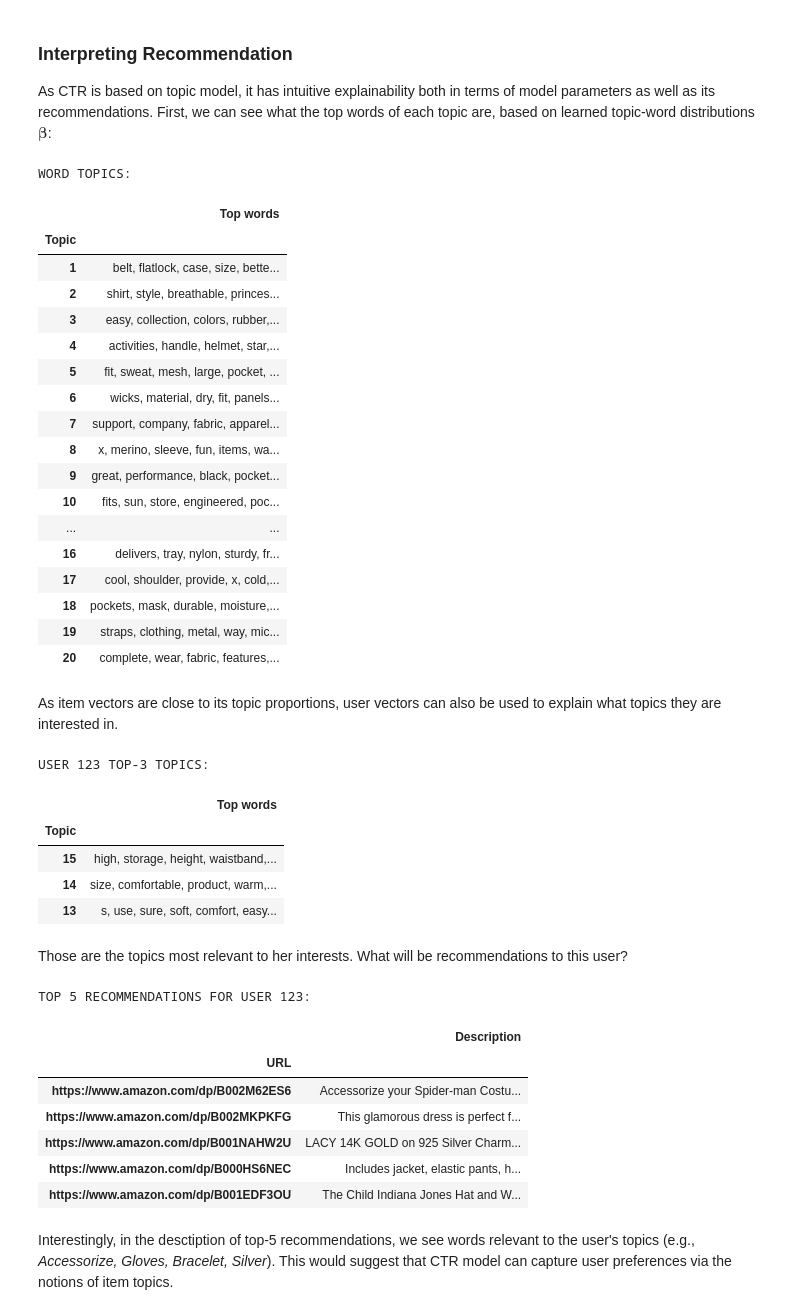
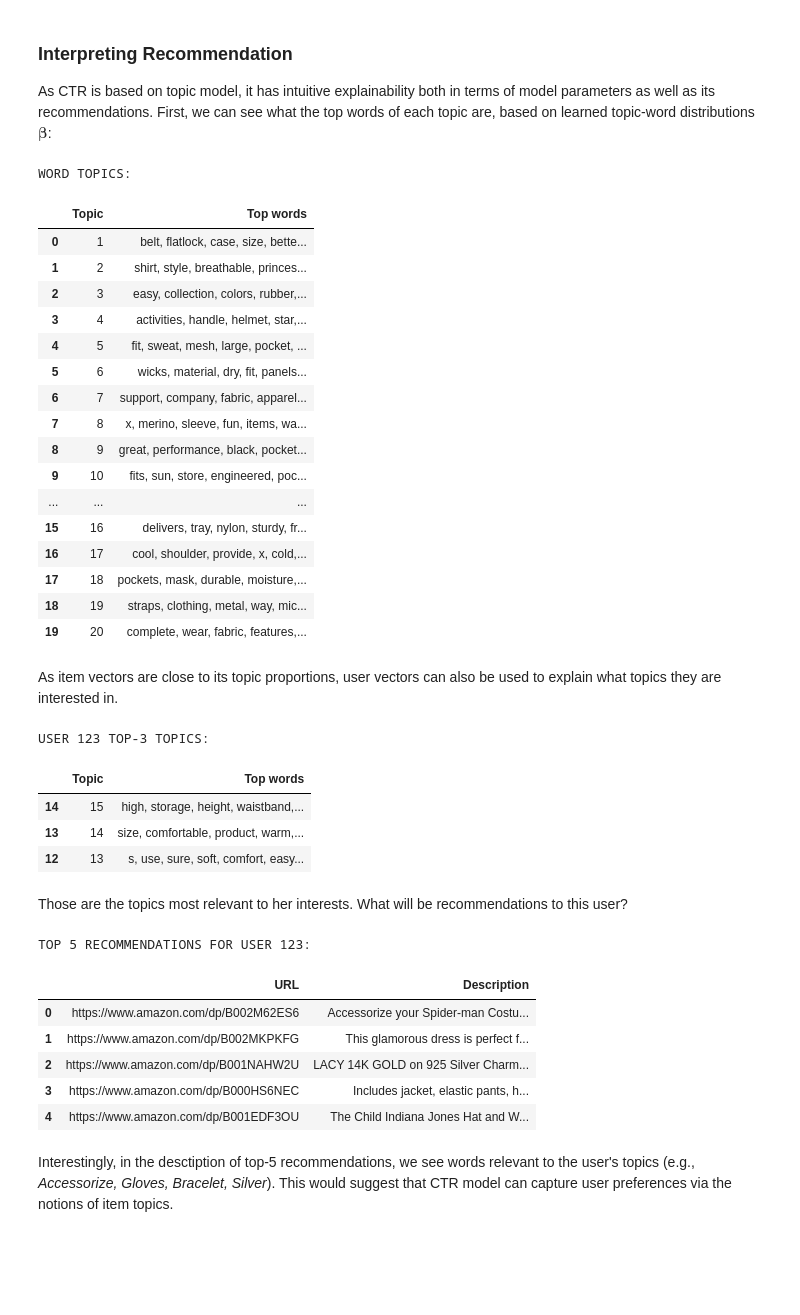
Before and after one commit to PreferredAI/tutorials, a Jupyter notebook: recommender-systems/05_multimodality.ipynb, the cells around one changed output. Saved outputs shown, nothing was run; the diff lists cells and outputs as text; code cells hidden in the pictures; blank space fills up the shorter version.

```diff
--- a/recommender-systems/05_multimodality.ipynb
+++ b/recommender-systems/05_multimodality.ipynb
@@ -225,38 +225,37 @@ As CTR is based on topic model, it has intuitive explainability both in terms of
 # %%
 vocab = ctr.train_set.item_text.vocab
 topic_word_dist = ctr.model.beta.T[:, -ctr.train_set.item_text.max_vocab:]
 top_word_inds = np.argsort(topic_word_dist, axis=1) + 4  # ingore 4 special tokens
 
 topic_words = {}
 topic_df = defaultdict(list)
 print("WORD TOPICS:")
 for t in range(len(topic_word_dist)):
   top_words = vocab.to_text(top_word_inds[t][-10:][::-1], sep=", ")
   topic_words[t+1] = top_words
   topic_df["Topic"].append(t + 1)
   topic_df["Top words"].append(top_words)
-topic_df = pd.DataFrame(topic_df).set_index("Topic")
+topic_df = pd.DataFrame(topic_df)
 topic_df
 # %% [output]
 WORD TOPICS:
-|  | Top words |
-| Topic |  |
-| 1 | belt, flatlock, case, size, bette... |
-| 2 | shirt, style, breathable, princes... |
-| 3 | easy, collection, colors, rubber,... |
-| 4 | activities, handle, helmet, star,... |
-| 5 | fit, sweat, mesh, large, pocket, ... |
-| 6 | wicks, material, dry, fit, panels... |
-| 7 | support, company, fabric, apparel... |
-| 8 | x, merino, sleeve, fun, items, wa... |
-| 9 | great, performance, black, pocket... |
-| 10 | fits, sun, store, engineered, poc... |
-| ... | ... |
-| 16 | delivers, tray, nylon, sturdy, fr... |
-| 17 | cool, shoulder, provide, x, cold,... |
-| 18 | pockets, mask, durable, moisture,... |
-| 19 | straps, clothing, metal, way, mic... |
-| 20 | complete, wear, fabric, features,... |
+|  | Topic | Top words |
+| 0 | 1 | belt, flatlock, case, size, bette... |
+| 1 | 2 | shirt, style, breathable, princes... |
+| 2 | 3 | easy, collection, colors, rubber,... |
+| 3 | 4 | activities, handle, helmet, star,... |
+| 4 | 5 | fit, sweat, mesh, large, pocket, ... |
+| 5 | 6 | wicks, material, dry, fit, panels... |
+| 6 | 7 | support, company, fabric, apparel... |
+| 7 | 8 | x, merino, sleeve, fun, items, wa... |
+| 8 | 9 | great, performance, black, pocket... |
+| 9 | 10 | fits, sun, store, engineered, poc... |
+| ... | ... | ... |
+| 15 | 16 | delivers, tray, nylon, sturdy, fr... |
+| 16 | 17 | cool, shoulder, provide, x, cold,... |
+| 17 | 18 | pockets, mask, durable, moisture,... |
+| 18 | 19 | straps, clothing, metal, way, mic... |
+| 19 | 20 | complete, wear, fabric, features,... |
 # %% [markdown]
 As item vectors are close to its topic proportions, user vectors can also be used to explain what topics they are interested in.
 # %%
@@ -267,14 +266,13 @@ item_id2idx = ctr.train_set.iid_map
 item_idx2id = list(ctr.train_set.item_ids)
 
 print(f"USER {UIDX} TOP-3 TOPICS:")
-topic_df.loc[np.argsort(ctr.U[UIDX])[-3:][::-1] + 1]
+topic_df.loc[np.argsort(ctr.U[UIDX])[-3:][::-1]]
 # %% [output]
 USER 123 TOP-3 TOPICS:
-|  | Top words |
-| Topic |  |
-| 15 | high, storage, height, waistband,... |
-| 14 | size, comfortable, product, warm,... |
-| 13 | s, use, sure, soft, comfort, easy... |
+|  | Topic | Top words |
+| 14 | 15 | high, storage, height, waistband,... |
+| 13 | 14 | size, comfortable, product, warm,... |
+| 12 | 13 | s, use, sure, soft, comfort, easy... |
 # %% [markdown]
 Those are the topics most relevant to her interests. What will be recommendations to this user?
 # %%
@@ -284,16 +282,15 @@ rec_df = defaultdict(list)
 for i in recommendations[:TOPK]:
   rec_df["URL"].append(f"https://www.amazon.com/dp/{item_idx2id[i]}")
   rec_df["Description"].append(ctr.train_set.item_text.corpus[i])
-pd.DataFrame(rec_df).set_index("URL")
+pd.DataFrame(rec_df)
 # %% [output]
 TOP 5 RECOMMENDATIONS FOR USER 123:
-|  | Description |
-| URL |  |
-| https://www.amazon.com/dp/B002M62ES6 | Accessorize your Spider-man Costu... |
-| https://www.amazon.com/dp/B002MKPKFG | This glamorous dress is perfect f... |
-| https://www.amazon.com/dp/B001NAHW2U | LACY 14K GOLD on 925 Silver Charm... |
-| https://www.amazon.com/dp/B000HS6NEC | Includes jacket, elastic pants, h... |
-| https://www.amazon.com/dp/B001EDF3OU | The Child Indiana Jones Hat and W... |
+|  | URL | Description |
+| 0 | https://www.amazon.com/dp/B002M62ES6 | Accessorize your Spider-man Costu... |
+| 1 | https://www.amazon.com/dp/B002MKPKFG | This glamorous dress is perfect f... |
+| 2 | https://www.amazon.com/dp/B001NAHW2U | LACY 14K GOLD on 925 Silver Charm... |
+| 3 | https://www.amazon.com/dp/B000HS6NEC | Includes jacket, elastic pants, h... |
+| 4 | https://www.amazon.com/dp/B001EDF3OU | The Child Indiana Jones Hat and W... |
 # %% [markdown]
 Interestingly, in the desctiption of top-5 recommendations, we see words relevant to the user's topics (e.g., *Accessorize, Gloves, Bracelet, Silver*). This would suggest that CTR model can capture user preferences via the notions of item topics.
 # %% [markdown]
```
Also changed, not shown: parts of 4 cells of this notebook.
